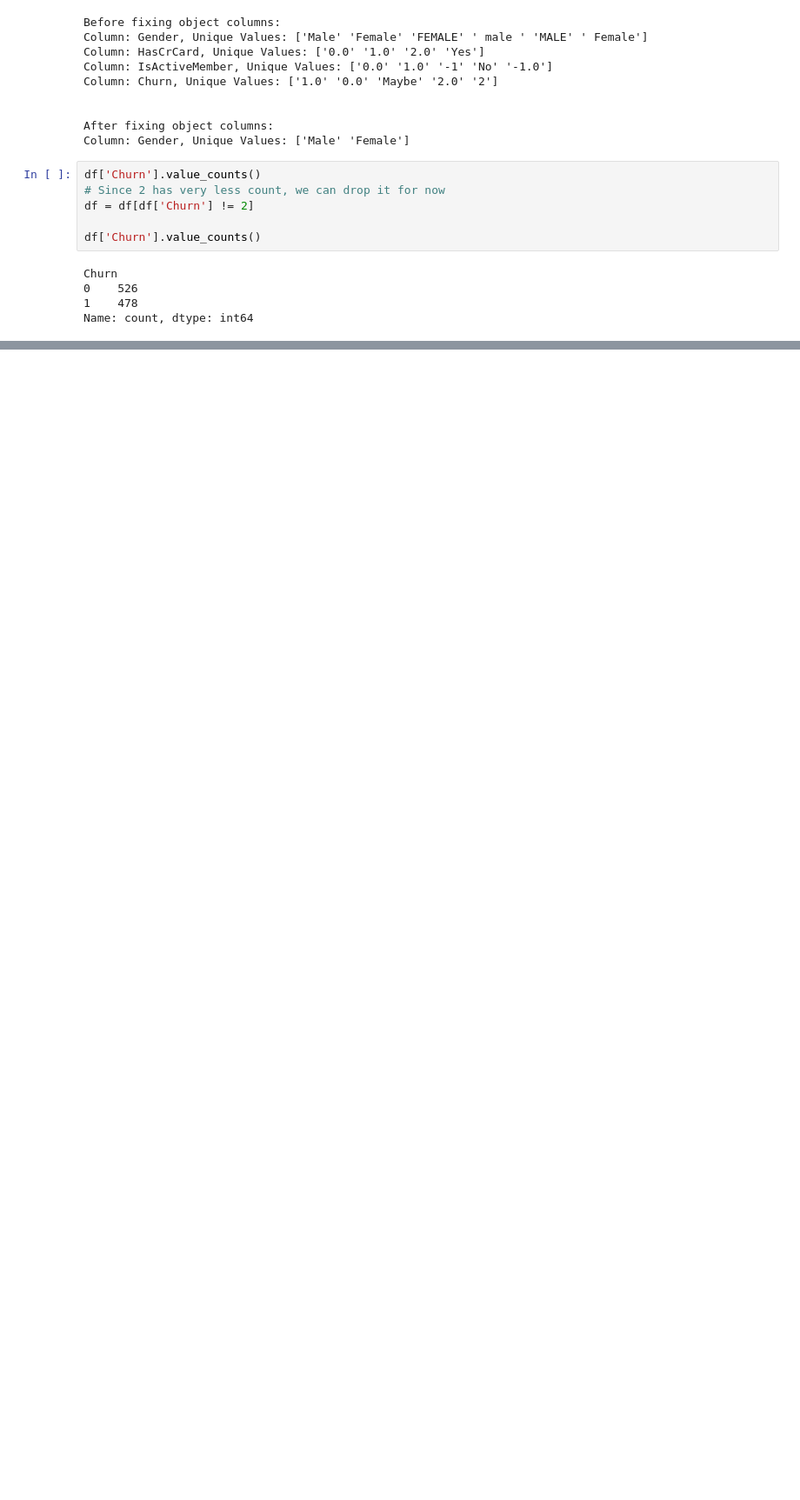
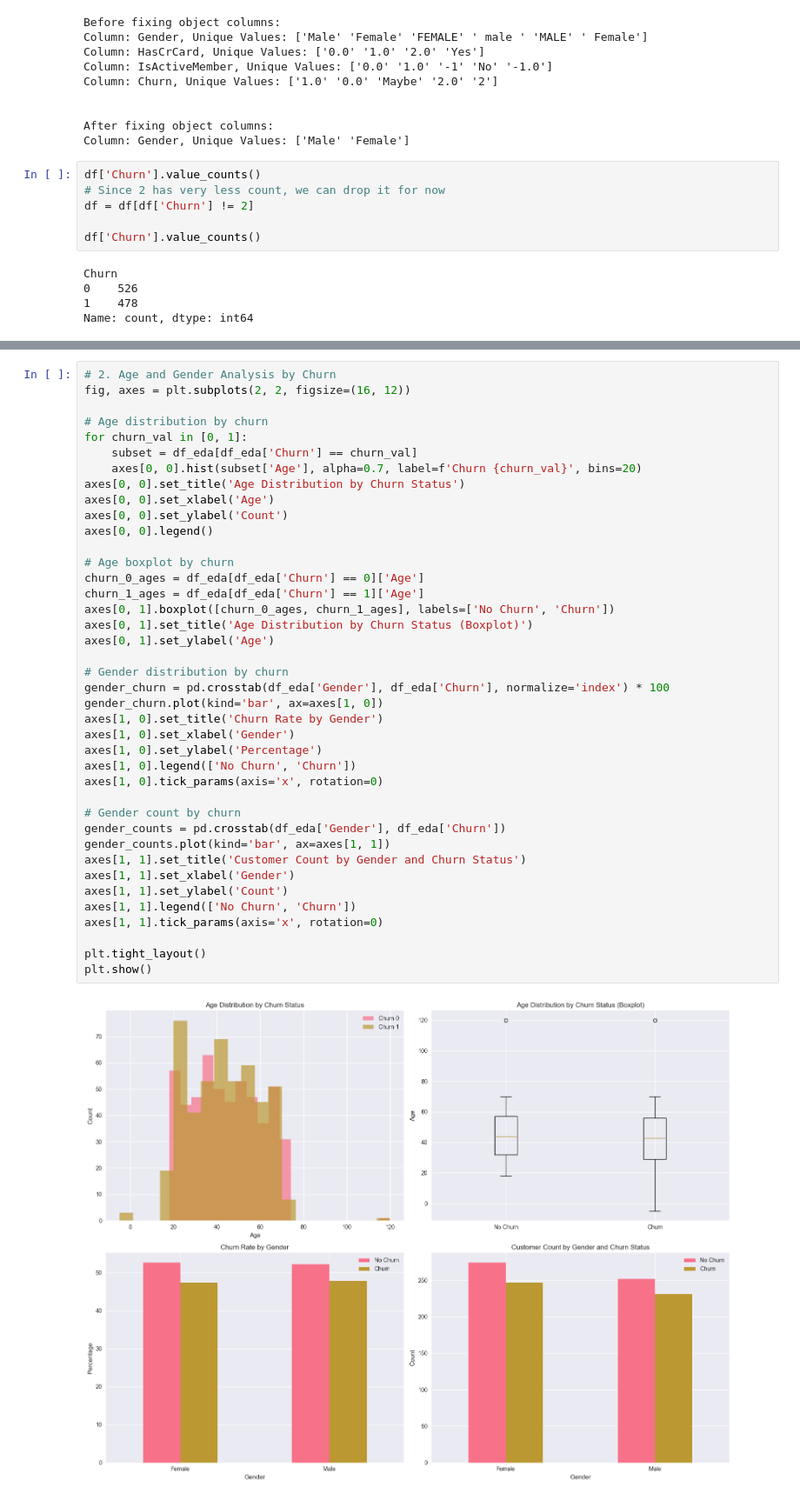
Before and after one commit to skfrost19/Credit_Card_Churn_Prediction, a Jupyter notebook: notebooks/eda_analysis.ipynb, the cells around one changed output, grey strips where cells are left out. Shown at 87% size. Drawn from its saved outputs; the diff is of its cells as text; blank space fills up the shorter version.

```diff
--- a/notebooks/eda_analysis.ipynb
+++ b/notebooks/eda_analysis.ipynb
@@ -169,0 +345,42 @@ df.to_parquet('../data/exl_credit_card_churn_data_cleaned.parquet', index=False)
+# %%
+# 2. Age and Gender Analysis by Churn
+fig, axes = plt.subplots(2, 2, figsize=(16, 12))
+
+# Age distribution by churn
+for churn_val in [0, 1]:
+    subset = df_eda[df_eda['Churn'] == churn_val]
+    axes[0, 0].hist(subset['Age'], alpha=0.7, label=f'Churn {churn_val}', bins=20)
+axes[0, 0].set_title('Age Distribution by Churn Status')
+axes[0, 0].set_xlabel('Age')
+axes[0, 0].set_ylabel('Count')
+axes[0, 0].legend()
+
+# Age boxplot by churn
+churn_0_ages = df_eda[df_eda['Churn'] == 0]['Age']
+churn_1_ages = df_eda[df_eda['Churn'] == 1]['Age']
+axes[0, 1].boxplot([churn_0_ages, churn_1_ages], labels=['No Churn', 'Churn'])
+axes[0, 1].set_title('Age Distribution by Churn Status (Boxplot)')
+axes[0, 1].set_ylabel('Age')
+
+# Gender distribution by churn
+gender_churn = pd.crosstab(df_eda['Gender'], df_eda['Churn'], normalize='index') * 100
+gender_churn.plot(kind='bar', ax=axes[1, 0])
+axes[1, 0].set_title('Churn Rate by Gender')
+axes[1, 0].set_xlabel('Gender')
+axes[1, 0].set_ylabel('Percentage')
+axes[1, 0].legend(['No Churn', 'Churn'])
+axes[1, 0].tick_params(axis='x', rotation=0)
+
+# Gender count by churn
+gender_counts = pd.crosstab(df_eda['Gender'], df_eda['Churn'])
+gender_counts.plot(kind='bar', ax=axes[1, 1])
+axes[1, 1].set_title('Customer Count by Gender and Churn Status')
+axes[1, 1].set_xlabel('Gender')
+axes[1, 1].set_ylabel('Count')
+axes[1, 1].legend(['No Churn', 'Churn'])
+axes[1, 1].tick_params(axis='x', rotation=0)
+
+plt.tight_layout()
+plt.show()
+# %% [output]
+[figure, added]
```
Also changed, not shown: parts of 15 cells of this notebook.
